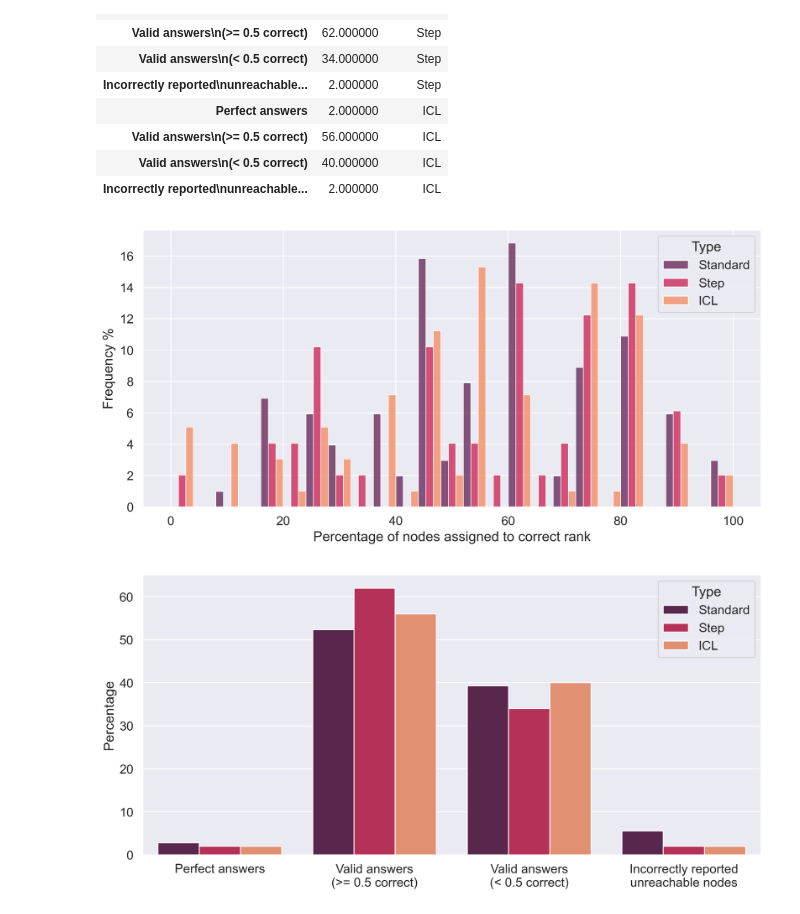
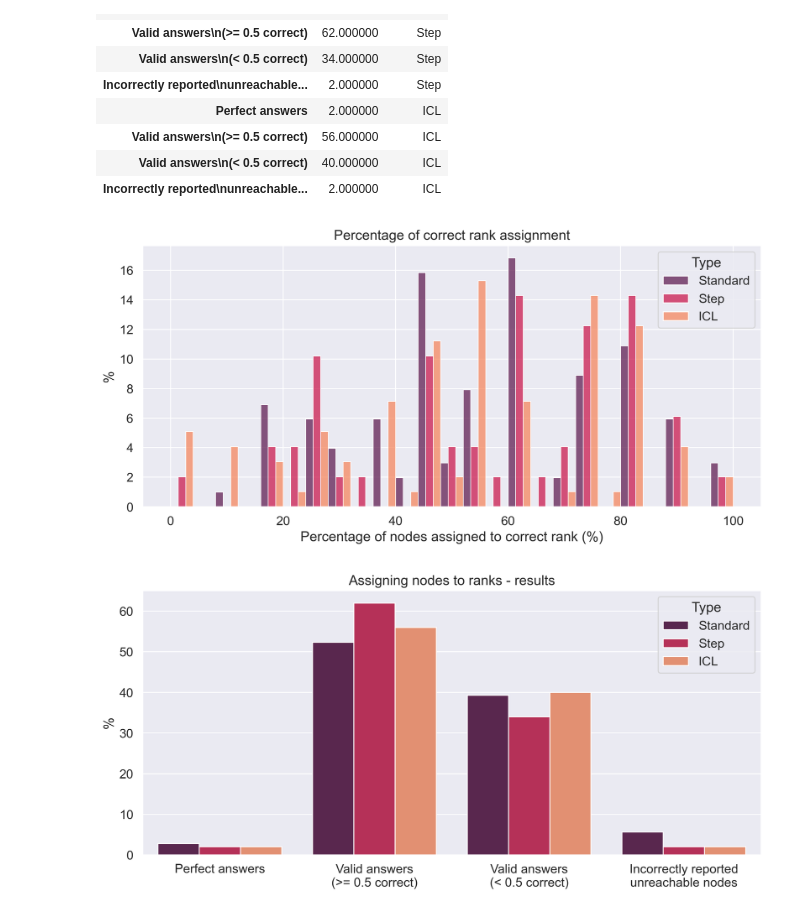
Before and after one commit to ClonedOne/gpt_graphs, a Jupyter notebook: noteboks/analysis_rank_prompts.ipynb, the cells around one changed output. Drawn from its saved outputs; the diff is of its cells as text; code cells hidden in the pictures.

Commit message:
New figures

```diff
--- a/noteboks/analysis_rank_prompts.ipynb
+++ b/noteboks/analysis_rank_prompts.ipynb
@@ -540,22 +540,25 @@ aggr
 # %%
 plt.figure(figsize=(10, 5), dpi = 300)
 sns.set(font_scale=1.2)
 
 # df is a dataframe with the following columns: "Type", "Correct".
 # Plot the histogram of the correct answers with different colors for different values of "Type"
 sns.histplot(data=df, x="Correct [%]", hue="Type", bins=25, multiple="dodge", stat="percent", common_norm=False, palette="rocket")
 
-plt.xlabel("Percentage of nodes assigned to correct rank")
-plt.ylabel("Frequency %")
+plt.xlabel("Percentage of nodes assigned to correct rank (%)")
+# plt.xlabel(None)
+plt.title("Percentage of correct rank assignment")
+plt.ylabel("%")
 plt.tight_layout()
 plt.show()
 
 plt.figure(figsize=(10, 5), dpi = 300)
 sns.set(font_scale=1.2)
 sns.barplot(x=aggr.index, y="Value", data=aggr, hue="Type", palette="rocket")
-plt.ylabel("Percentage")
+plt.title("Assigning nodes to ranks - results")
+plt.ylabel("%")
 plt.tight_layout()
 plt.show()
 # %% [output]
-[figure, old version]
+[figure, new version]
-[figure, old version]
+[figure, new version]
```
Also changed, not shown: 3 other files.
